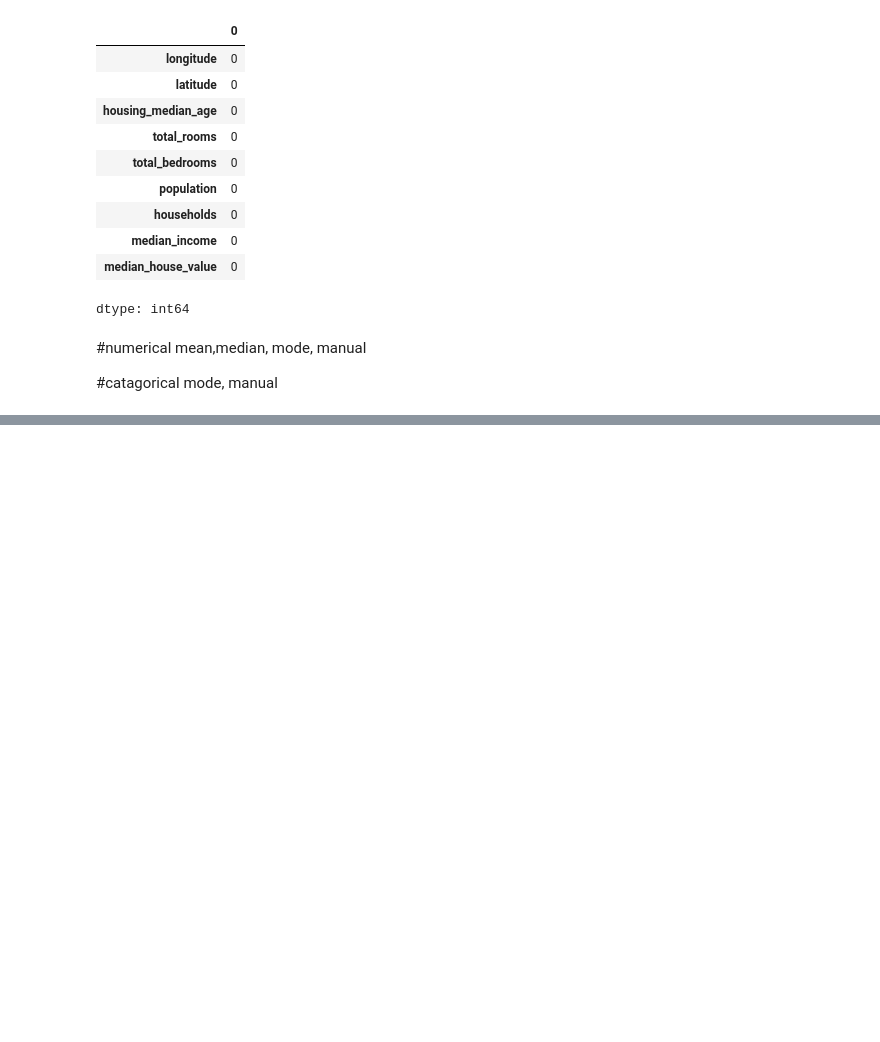
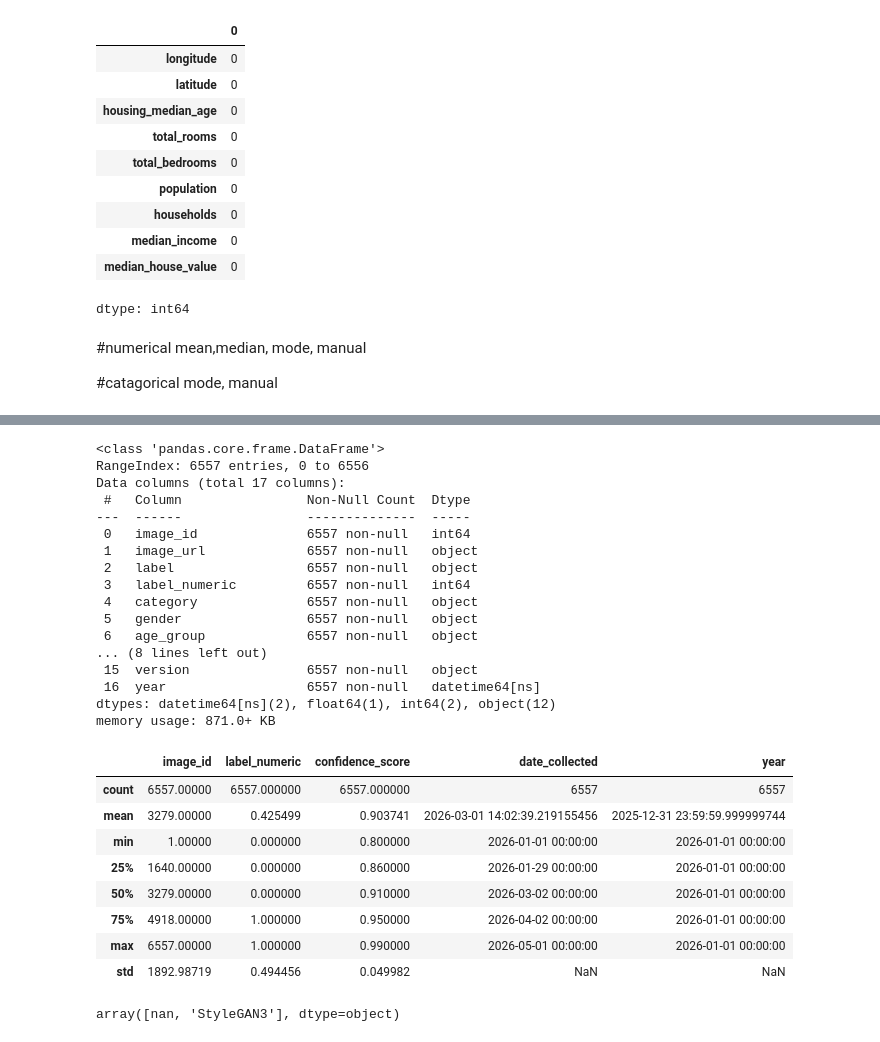
Before and after one commit to Ralein/AI-ML, a Jupyter notebook: Data_Analysis.ipynb, the cells around one changed output, grey strips where cells are left out. Saved outputs shown, nothing was run; the diff lists cells and outputs as text; code cells hidden in the pictures; blank space fills up the shorter version.

```diff
--- a/Data_Analysis.ipynb
+++ b/Data_Analysis.ipynb
@@ -139,0 +201,4 @@ mode, manual
+# %%
+df['date_collected'] = pd.to_datetime(df['date_collected'])
+# %%
+df['year'] = pd.to_datetime(df['year'], format='%Y')
@@ -139,0 +254,36 @@ mode, manual
+# %%
+df.info()
+df.describe()
+# %% [output]
+<class 'pandas.core.frame.DataFrame'>
+RangeIndex: 6557 entries, 0 to 6556
+Data columns (total 17 columns):
+ #   Column                Non-Null Count  Dtype
+---  ------                --------------  -----
+ 0   image_id              6557 non-null   int64
+ 1   image_url             6557 non-null   object
+ 2   label                 6557 non-null   object
+ 3   label_numeric         6557 non-null   int64
+ 4   category              6557 non-null   object
+ 5   gender                6557 non-null   object
+ 6   age_group             6557 non-null   object
+... (8 lines left out)
+ 15  version               6557 non-null   object
+ 16  year                  6557 non-null   datetime64[ns]
+dtypes: datetime64[ns](2), float64(1), int64(2), object(12)
+memory usage: 871.0+ KB
+|  | image_id | label_numeric | confidence_score | date_collected | year |
+| count | 6557.00000 | 6557.000000 | 6557.000000 | 6557 | 6557 |
+| mean | 3279.00000 | 0.425499 | 0.903741 | 2026-03-01 14:02:39.219155456 | 2025-12-31 23:59:59.999999744 |
+| min | 1.00000 | 0.000000 | 0.800000 | 2026-01-01 00:00:00 | 2026-01-01 00:00:00 |
+| 25% | 1640.00000 | 0.000000 | 0.860000 | 2026-01-29 00:00:00 | 2026-01-01 00:00:00 |
+| 50% | 3279.00000 | 0.000000 | 0.910000 | 2026-03-02 00:00:00 | 2026-01-01 00:00:00 |
+| 75% | 4918.00000 | 1.000000 | 0.950000 | 2026-04-02 00:00:00 | 2026-01-01 00:00:00 |
+| max | 6557.00000 | 1.000000 | 0.990000 | 2026-05-01 00:00:00 | 2026-01-01 00:00:00 |
+| std | 1892.98719 | 0.494456 | 0.049982 | NaN | NaN |
+# %%
+df['category'].unique()
+df['gender'].unique()
+df['fake_method'].unique()
+# %% [output]
+array([nan, 'StyleGAN3'], dtype=object)
```
Also changed, not shown: parts of 9 cells of this notebook.
